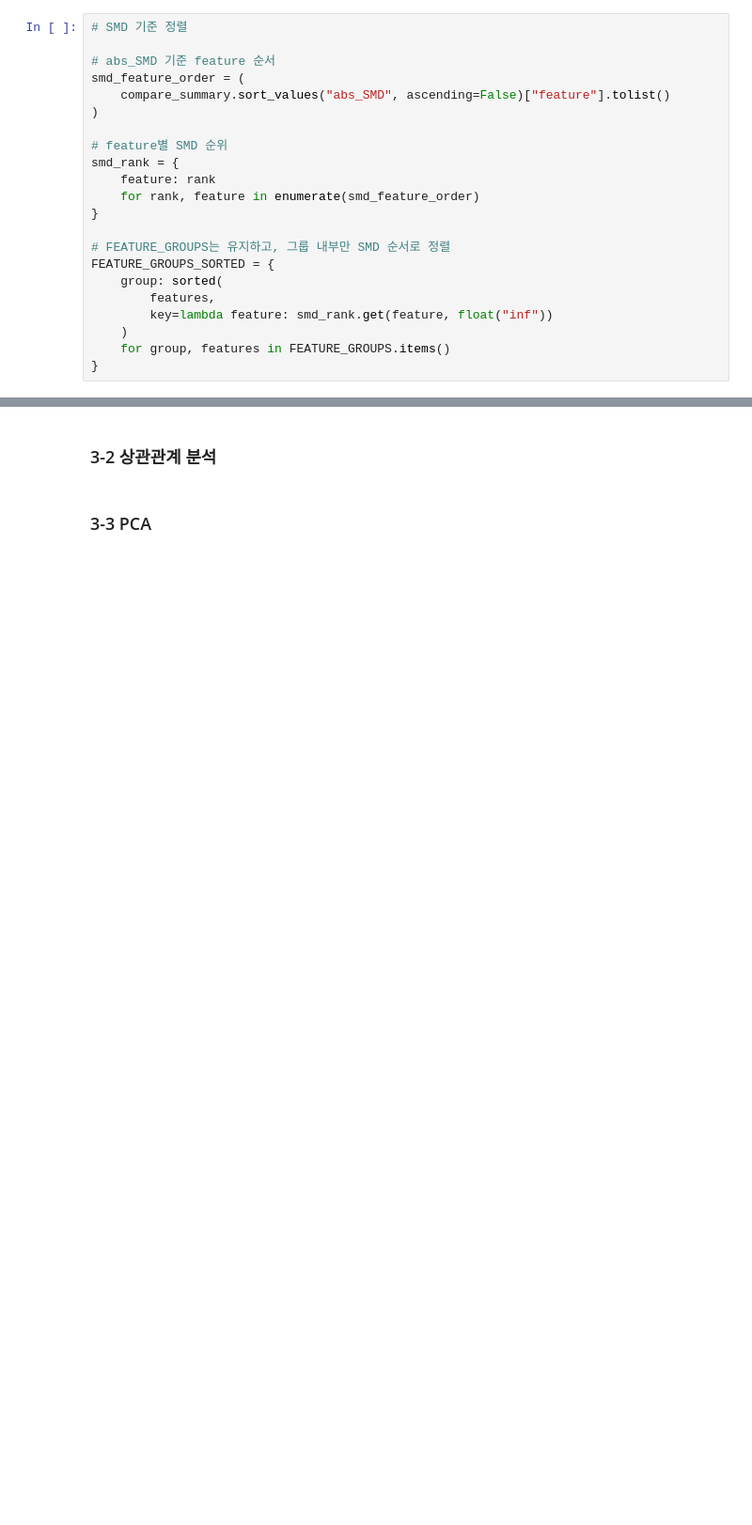
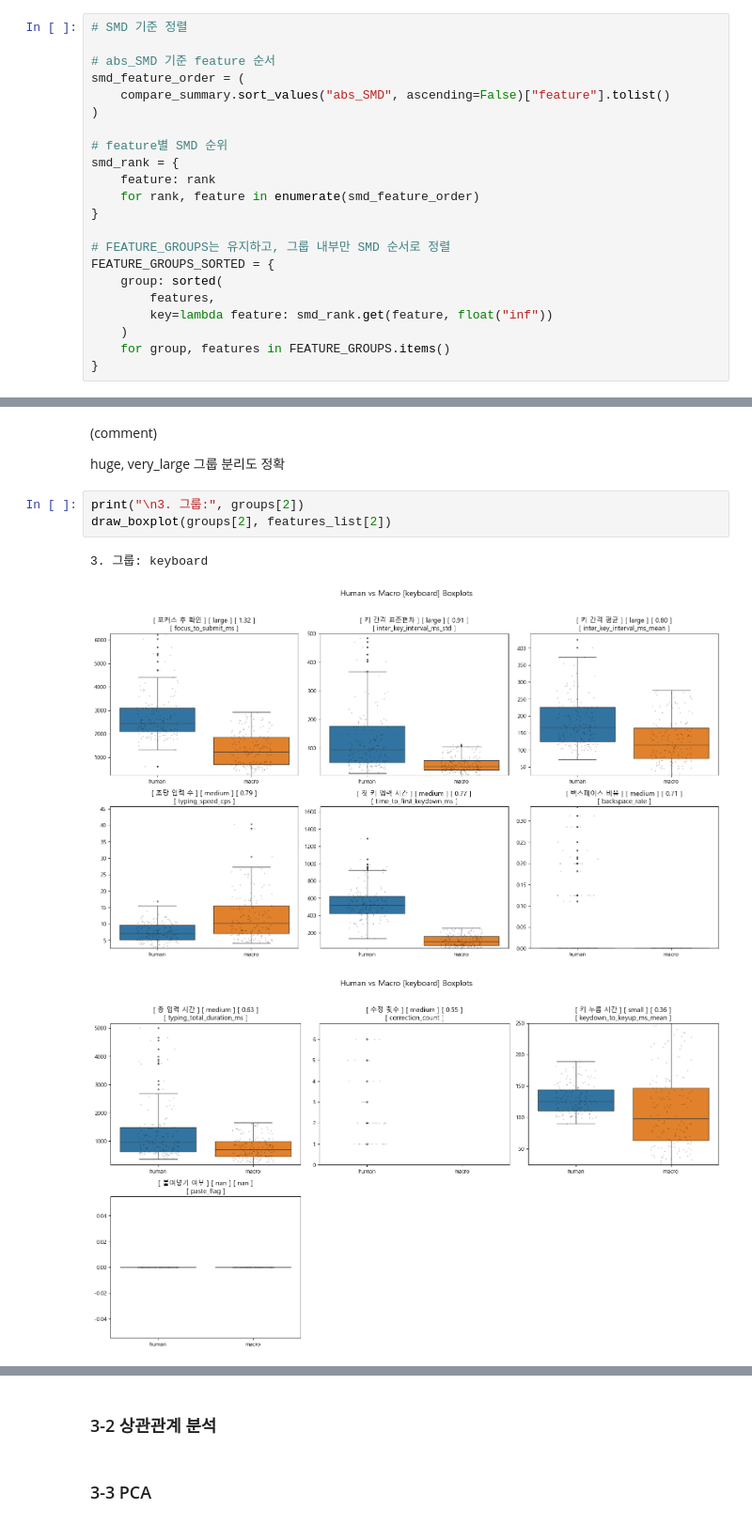
Before and after one commit to Tickle-ticket/Tickle, a Jupyter notebook: services/ai/train/EDA/eda_chan.ipynb, the cells around one changed output, grey strips where cells are left out. Shown at 94% size. Saved outputs shown, nothing was run; the diff lists cells and outputs as text; blank space fills up the shorter version.

```diff
--- a/services/ai/train/EDA/eda_chan.ipynb
+++ b/services/ai/train/EDA/eda_chan.ipynb
@@ -651,0 +674,11 @@ for group, features in FEATURE_GROUPS_SORTED.items():
+# %% [markdown]
+(comment)
+
+huge, very_large 그룹 분리도 정확
+# %%
+print("\n3. 그룹:", groups[2])
+draw_boxplot(groups[2], features_list[2])
+# %% [output]
+3. 그룹: keyboard
+[figure, added]
+[figure, added]
```
Also changed, not shown: parts of 7 cells of this notebook.
